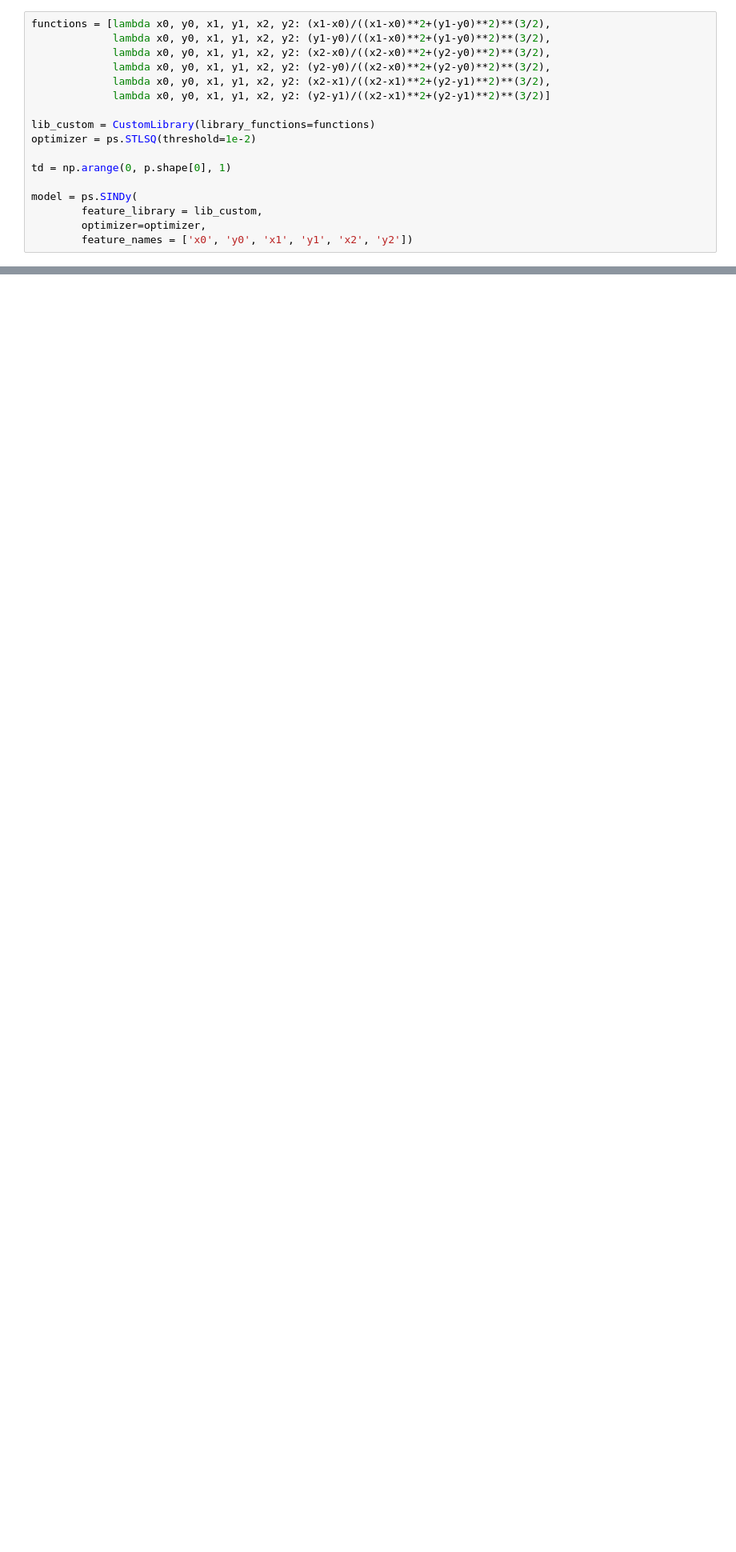
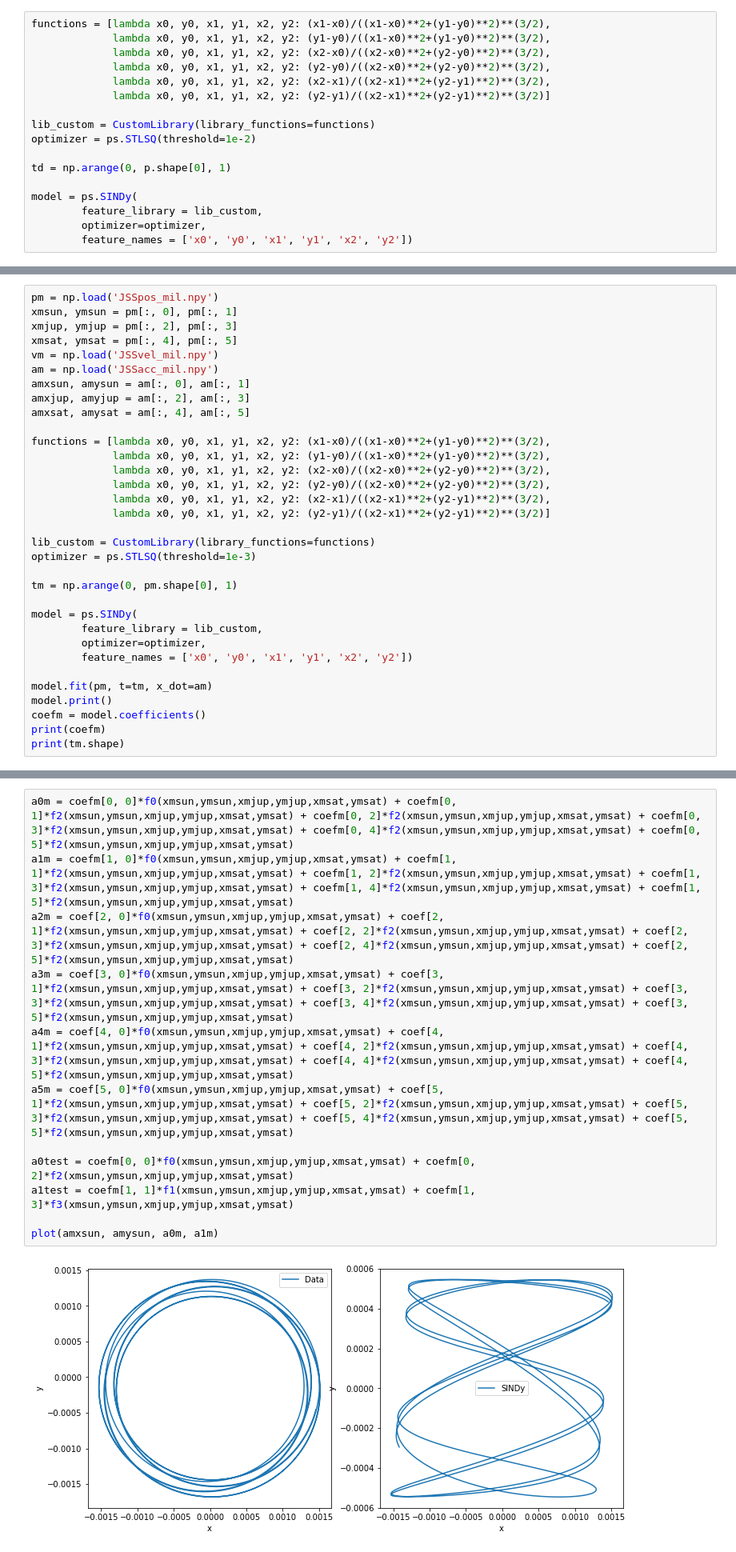
Before and after one commit to tobiashalling/SolarSINDy, a Jupyter notebook: 3_body/3_body.ipynb, the cells around one changed output, grey strips where cells are left out. Shown: that part at 80% size. Drawn from its saved outputs; the diff is of its cells as text; blank space fills up the shorter version.

```diff
--- a/3_body/3_body.ipynb
+++ b/3_body/3_body.ipynb
@@ -205,0 +274,33 @@ plot(axsat, aysat, a4, a5)
+# %%
+pm = np.load('JSSpos_mil.npy')
+xmsun, ymsun = pm[:, 0], pm[:, 1]
+xmjup, ymjup = pm[:, 2], pm[:, 3]
+xmsat, ymsat = pm[:, 4], pm[:, 5]
+vm = np.load('JSSvel_mil.npy')
+am = np.load('JSSacc_mil.npy')
+amxsun, amysun = am[:, 0], am[:, 1]
+amxjup, amyjup = am[:, 2], am[:, 3]
+amxsat, amysat = am[:, 4], am[:, 5]
+
+functions = [lambda x0, y0, x1, y1, x2, y2: (x1-x0)/((x1-x0)**2+(y1-y0)**2)**(3/2),
+             lambda x0, y0, x1, y1, x2, y2: (y1-y0)/((x1-x0)**2+(y1-y0)**2)**(3/2),
+             lambda x0, y0, x1, y1, x2, y2: (x2-x0)/((x2-x0)**2+(y2-y0)**2)**(3/2),
+             lambda x0, y0, x1, y1, x2, y2: (y2-y0)/((x2-x0)**2+(y2-y0)**2)**(3/2),
+             lambda x0, y0, x1, y1, x2, y2: (x2-x1)/((x2-x1)**2+(y2-y1)**2)**(3/2),
+             lambda x0, y0, x1, y1, x2, y2: (y2-y1)/((x2-x1)**2+(y2-y1)**2)**(3/2)]
+
+lib_custom = CustomLibrary(library_functions=functions)
+optimizer = ps.STLSQ(threshold=1e-3)
+
+tm = np.arange(0, pm.shape[0], 1)
+
+model = ps.SINDy(
+        feature_library = lib_custom,
+        optimizer=optimizer,
+        feature_names = ['x0', 'y0', 'x1', 'y1', 'x2', 'y2'])
+
+model.fit(pm, t=tm, x_dot=am)
+model.print()
+coefm = model.coefficients()
+print(coefm)
+print(tm.shape)
@@ -205,0 +327,14 @@ plot(axsat, aysat, a4, a5)
+# %%
+a0m = coefm[0, 0]*f0(xmsun,ymsun,xmjup,ymjup,xmsat,ymsat) + coefm[0, 1]*f2(xmsun,ymsun,xmjup,ymjup,xmsat,ymsat) + coefm[0, 2]*f2(xmsun,ymsun,xmjup,ymjup,xmsat,ymsat) + coefm[0, 3]*f2(xmsun,ymsun,xmjup,ymjup,xmsat,ymsat) + coefm[0, 4]*f2(xmsun,ymsun,xmjup,ymjup,xmsat,ymsat) + coefm[0, 5]*f2(xmsun,ymsun,xmjup,ymjup,xmsat,ymsat)
+a1m = coefm[1, 0]*f0(xmsun,ymsun,xmjup,ymjup,xmsat,ymsat) + coefm[1, 1]*f2(xmsun,ymsun,xmjup,ymjup,xmsat,ymsat) + coefm[1, 2]*f2(xmsun,ymsun,xmjup,ymjup,xmsat,ymsat) + coefm[1, 3]*f2(xmsun,ymsun,xmjup,ymjup,xmsat,ymsat) + coefm[1, 4]*f2(xmsun,ymsun,xmjup,ymjup,xmsat,ymsat) + coefm[1, 5]*f2(xmsun,ymsun,xmjup,ymjup,xmsat,ymsat)
+a2m = coef[2, 0]*f0(xmsun,ymsun,xmjup,ymjup,xmsat,ymsat) + coef[2, 1]*f2(xmsun,ymsun,xmjup,ymjup,xmsat,ymsat) + coef[2, 2]*f2(xmsun,ymsun,xmjup,ymjup,xmsat,ymsat) + coef[2, 3]*f2(xmsun,ymsun,xmjup,ymjup,xmsat,ymsat) + coef[2, 4]*f2(xmsun,ymsun,xmjup,ymjup,xmsat,ymsat) + coef[2, 5]*f2(xmsun,ymsun,xmjup,ymjup,xmsat,ymsat)
+a3m = coef[3, 0]*f0(xmsun,ymsun,xmjup,ymjup,xmsat,ymsat) + coef[3, 1]*f2(xmsun,ymsun,xmjup,ymjup,xmsat,ymsat) + coef[3, 2]*f2(xmsun,ymsun,xmjup,ymjup,xmsat,ymsat) + coef[3, 3]*f2(xmsun,ymsun,xmjup,ymjup,xmsat,ymsat) + coef[3, 4]*f2(xmsun,ymsun,xmjup,ymjup,xmsat,ymsat) + coef[3, 5]*f2(xmsun,ymsun,xmjup,ymjup,xmsat,ymsat)
+a4m = coef[4, 0]*f0(xmsun,ymsun,xmjup,ymjup,xmsat,ymsat) + coef[4, 1]*f2(xmsun,ymsun,xmjup,ymjup,xmsat,ymsat) + coef[4, 2]*f2(xmsun,ymsun,xmjup,ymjup,xmsat,ymsat) + coef[4, 3]*f2(xmsun,ymsun,xmjup,ymjup,xmsat,ymsat) + coef[4, 4]*f2(xmsun,ymsun,xmjup,ymjup,xmsat,ymsat) + coef[4, 5]*f2(xmsun,ymsun,xmjup,ymjup,xmsat,ymsat)
+a5m = coef[5, 0]*f0(xmsun,ymsun,xmjup,ymjup,xmsat,ymsat) + coef[5, 1]*f2(xmsun,ymsun,xmjup,ymjup,xmsat,ymsat) + coef[5, 2]*f2(xmsun,ymsun,xmjup,ymjup,xmsat,ymsat) + coef[5, 3]*f2(xmsun,ymsun,xmjup,ymjup,xmsat,ymsat) + coef[5, 4]*f2(xmsun,ymsun,xmjup,ymjup,xmsat,ymsat) + coef[5, 5]*f2(xmsun,ymsun,xmjup,ymjup,xmsat,ymsat)
+
+a0test = coefm[0, 0]*f0(xmsun,ymsun,xmjup,ymjup,xmsat,ymsat) + coefm[0, 2]*f2(xmsun,ymsun,xmjup,ymjup,xmsat,ymsat)
+a1test = coefm[1, 1]*f1(xmsun,ymsun,xmjup,ymjup,xmsat,ymsat) + coefm[1, 3]*f3(xmsun,ymsun,xmjup,ymjup,xmsat,ymsat)
+
+plot(amxsun, amysun, a0m, a1m)
+# %% [output]
+[figure, added]
```
Also changed, not shown: parts of 20 cells of this notebook, 12 other files.
